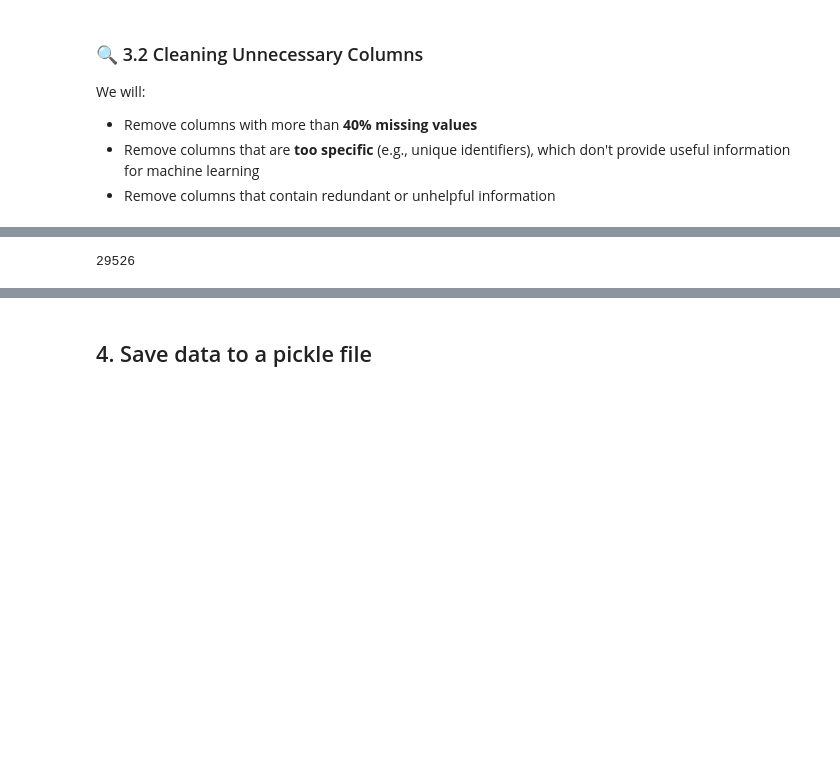
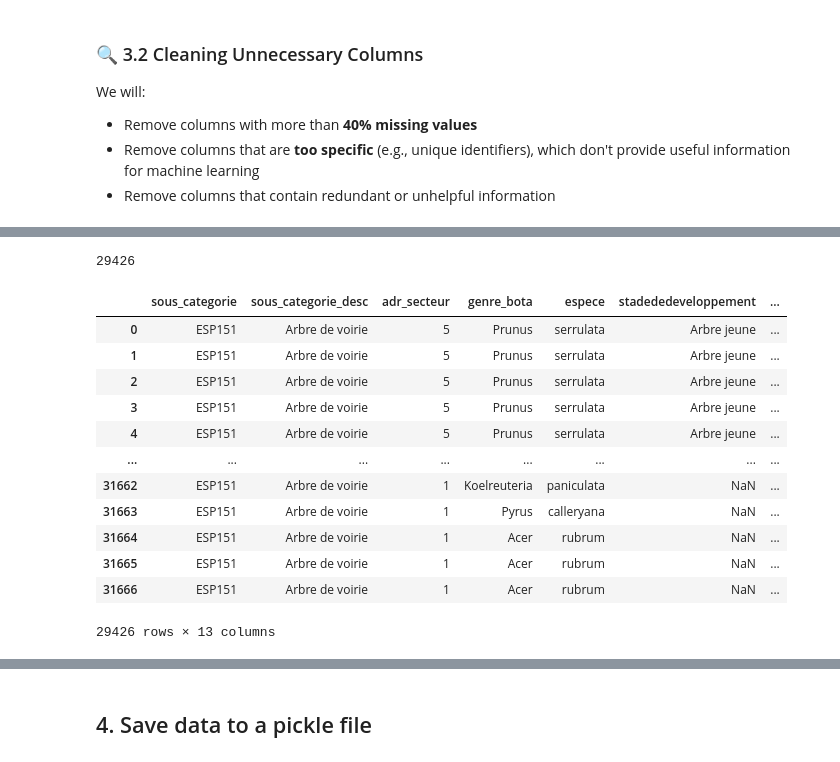
Before and after one commit to srcccninta/ML1, a Jupyter notebook: Notebooks/ML10_Data_cleaning_Eng.ipynb, the cells around one changed output, grey strips where cells are left out. Drawn from its saved outputs; the diff is of its cells as text; code cells hidden in the pictures; blank space fills up the shorter version.

```diff
--- a/Notebooks/ML10_Data_cleaning_Eng.ipynb
+++ b/Notebooks/ML10_Data_cleaning_Eng.ipynb
@@ -181,10 +188,28 @@ print(df.shape[0])
 
 #Indique si la colonne contient plus de 40% de na
 na_40pc = data.isna().sum(axis=0) / df.shape[0] > 0.4
+#Sélectionne les index des colonnes concernées
+data_clean = data.drop(na_40pc[na_40pc].index, axis=1)
 
 #Sélectionne les index des colonnes concernées
-data_clean = data.drop(na_40pc[na_40pc].index, axis=1)
+the100_clean = data100.drop(na_40pc[na_40pc].index, axis=1)
 # %% [output]
-29526
+29426
+# %%
+data_clean
+# %% [output]
+|  | sous_categorie | sous_categorie_desc | adr_secteur | genre_bota | espece | stadededeveloppement | ... |
+| 0 | ESP151 | Arbre de voirie | 5 | Prunus | serrulata | Arbre jeune | ... |
+| 1 | ESP151 | Arbre de voirie | 5 | Prunus | serrulata | Arbre jeune | ... |
+| 2 | ESP151 | Arbre de voirie | 5 | Prunus | serrulata | Arbre jeune | ... |
+| 3 | ESP151 | Arbre de voirie | 5 | Prunus | serrulata | Arbre jeune | ... |
+| 4 | ESP151 | Arbre de voirie | 5 | Prunus | serrulata | Arbre jeune | ... |
+| ... | ... | ... | ... | ... | ... | ... | ... |
+| 31662 | ESP151 | Arbre de voirie | 1 | Koelreuteria | paniculata | NaN | ... |
+| 31663 | ESP151 | Arbre de voirie | 1 | Pyrus | calleryana | NaN | ... |
+| 31664 | ESP151 | Arbre de voirie | 1 | Acer | rubrum | NaN | ... |
+| 31665 | ESP151 | Arbre de voirie | 1 | Acer | rubrum | NaN | ... |
+| 31666 | ESP151 | Arbre de voirie | 1 | Acer | rubrum | NaN | ... |
+29426 rows × 13 columns
 # %%
 # 3. Extract geographic coordinates
```
Also changed, not shown: parts of 9 cells of this notebook, 7 other files.
